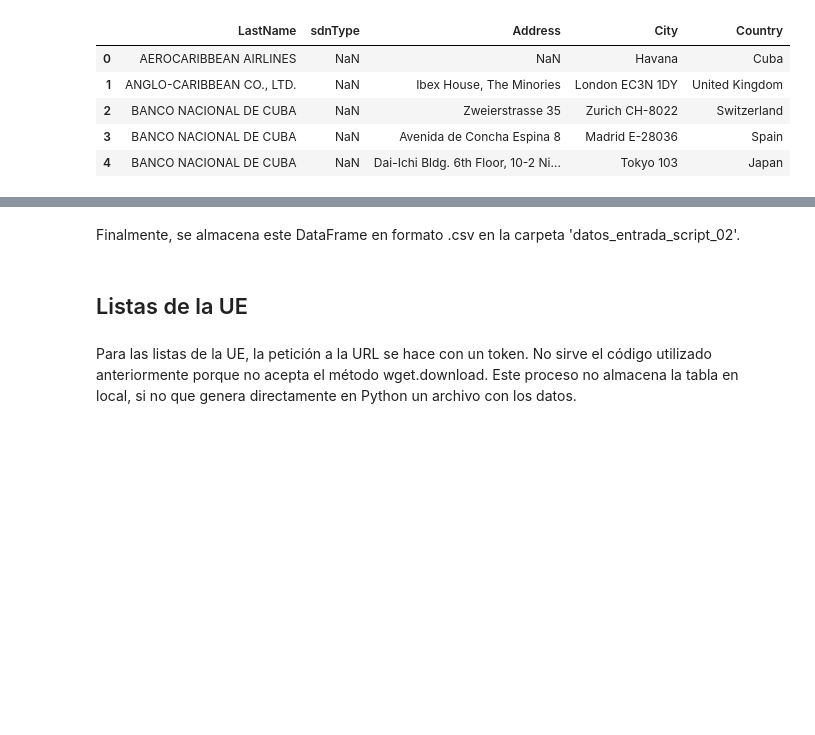
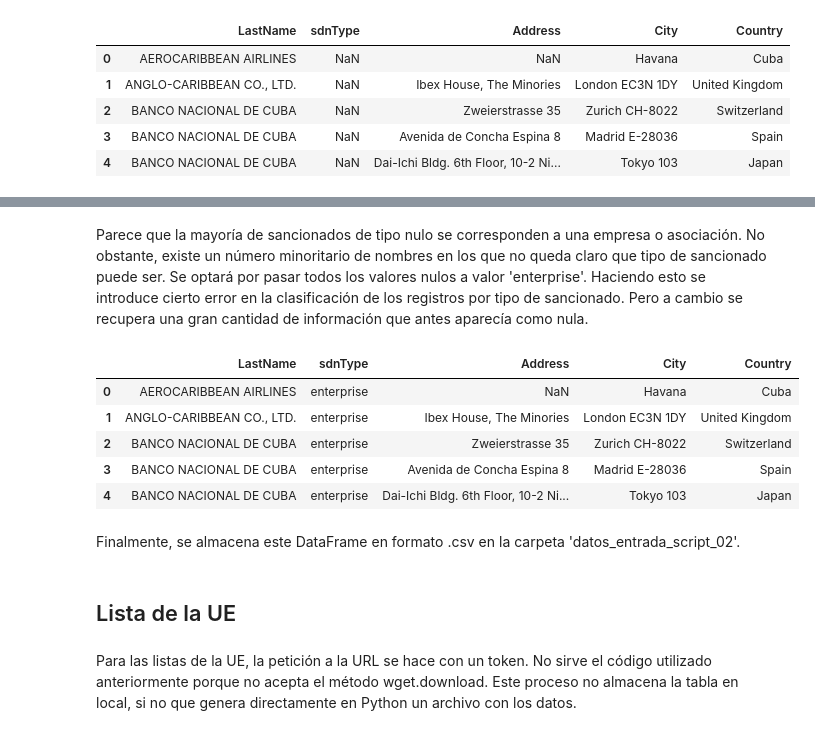
Before and after one commit to Chanalber/TFM, a Jupyter notebook: Código y datos/01_extraer_datos.ipynb, the cells around one changed output, grey strips where cells are left out. Cells and saved outputs as stored; diff of their text form; code cells hidden in the pictures; blank space fills up the shorter version.

```diff
--- a/Código y datos/01_extraer_datos.ipynb
+++ b/Código y datos/01_extraer_datos.ipynb
@@ -124,9 +156,24 @@ Existen 7036 valores nulos para 'Address', 5227 para 'City' y 2422 para 'Country
+# %% [markdown]
+Parece que la mayoría de sancionados de tipo nulo se corresponden a una empresa o asociación. No obstante, existe un número minoritario de nombres en los que no queda claro que tipo de sancionado puede ser. Se optará por pasar todos los valores nulos a valor 'enterprise'. Haciendo esto se introduce cierto error en la clasificación de los registros por tipo de sancionado. Pero a cambio se recupera una gran cantidad de información que antes aparecía como nula.
+# %%
+df_eeuu.replace({np.nan:'-0-'},inplace=True)
+df_eeuu.loc[df_eeuu.sdnType=='-0-','sdnType']='enterprise'
+df_eeuu.replace({'-0-':np.nan},inplace=True)
+# %%
+df_eeuu.head()
+# %% [output]
+|  | LastName | sdnType | Address | City | Country |
+| 0 | AEROCARIBBEAN AIRLINES | enterprise | NaN | Havana | Cuba |
+| 1 | ANGLO-CARIBBEAN CO., LTD. | enterprise | Ibex House, The Minories | London EC3N 1DY | United Kingdom |
+| 2 | BANCO NACIONAL DE CUBA | enterprise | Zweierstrasse 35 | Zurich CH-8022 | Switzerland |
+| 3 | BANCO NACIONAL DE CUBA | enterprise | Avenida de Concha Espina 8 | Madrid E-28036 | Spain |
+| 4 | BANCO NACIONAL DE CUBA | enterprise | Dai-Ichi Bldg. 6th Floor, 10-2 Ni... | Tokyo 103 | Japan |
 # %% [markdown]
 Finalmente, se almacena este DataFrame en formato .csv en la carpeta 'datos_entrada_script_02'.
 # %%
 df_eeuu.to_csv('datos_entrada_script_02/df_eeuu.csv')
 # %% [markdown]
-## Listas de la UE
+## Lista de la UE
 # %% [markdown]
 Para las listas de la UE, la petición a la URL se hace con un token. No sirve el código utilizado anteriormente porque no acepta el método wget.download. Este proceso no almacena la tabla en local, si no que genera directamente en Python un archivo con los datos.
 # %%
```
Also changed, not shown: parts of 38 cells of this notebook, 18 other files.
